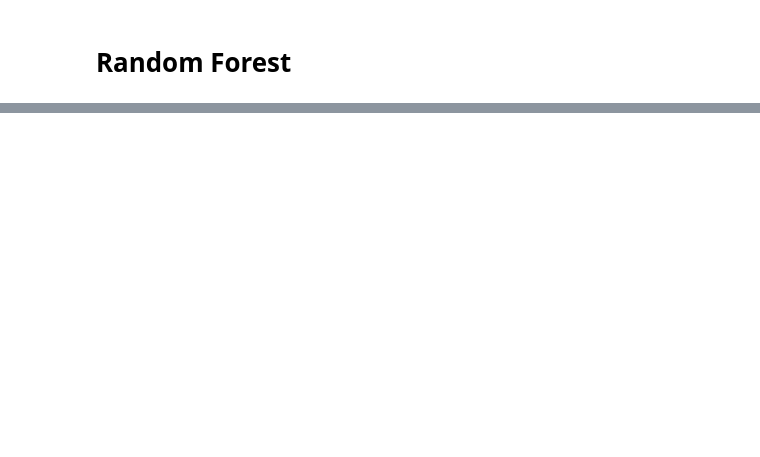
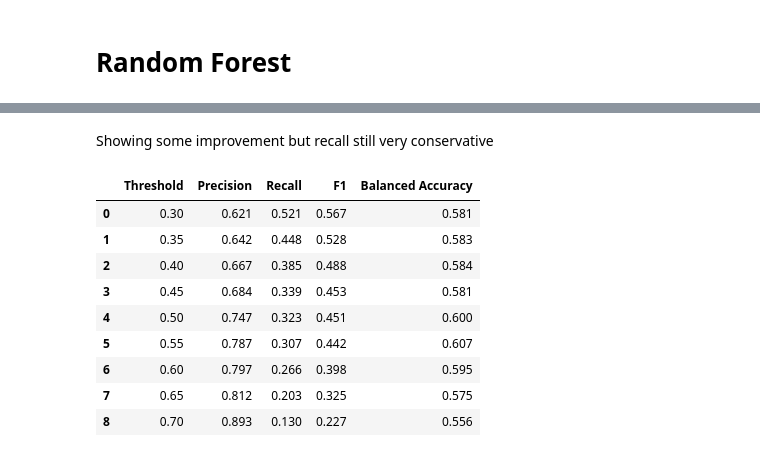
Before and after one commit to acsimpson16/market_ml_research, a Jupyter notebook: notebooks/Modelling_categorical.ipynb, the cells around one changed output, grey strips where cells are left out. Drawn from its saved outputs; the diff is of its cells as text; code cells hidden in the pictures; blank space fills up the shorter version.

```diff
--- a/notebooks/Modelling_categorical.ipynb
+++ b/notebooks/Modelling_categorical.ipynb
@@ -420,0 +454,3 @@ Random forest has minimal improvement compared to logistic regression. Either so
+# %%
+y_validation_prob_xgb = xgboost_model.predict_proba(X_validation) #generating probabilities.
+positive_probabilities_xgb = y_validation_prob_xgb[:, 1]
@@ -420,0 +757,17 @@ Random forest has minimal improvement compared to logistic regression. Either so
+# %%
+X_train_selected = X_train[selected_features]
+X_validation_selected = X_validation[selected_features]
+# %%
+xgboost_model_selected = XGBClassifier(
+    n_estimators=300,
+    max_depth=3,
+    learning_rate=0.05,
+    subsample=0.8,
+    colsample_bytree=0.8,
+    min_child_weight=5,
+    objective="binary:logistic",
+    eval_metric="logloss",
+    random_state=42,
+    n_jobs=-1
+)
+xgboost_model_selected.fit(X_train_selected, y_train)
@@ -420,0 +789,3 @@ Random forest has minimal improvement compared to logistic regression. Either so
+# %%
+y_validation_prob_xgb_selected =xgboost_model_selected.predict_proba(X_validation_selected) #generating probabilities.
+positive_probabilities_xgb_selected = y_validation_prob_xgb_selected[:, 1]
@@ -420,0 +845,33 @@ Random forest has minimal improvement compared to logistic regression. Either so
+# %% [markdown]
+Showing some improvement but recall still very conservative
+# %%
+threshold_results = []
+
+for threshold in np.arange(0.30, 0.71, 0.05):
+
+    y_pred = (
+        positive_probabilities_xgb_selected >= threshold
+    ).astype(int)
+
+    threshold_results.append({
+        "Threshold": round(threshold, 2),
+        "Precision": precision_score(y_validation, y_pred, zero_division=0),
+        "Recall": recall_score(y_validation, y_pred, zero_division=0),
+        "F1": f1_score(y_validation, y_pred, zero_division=0),
+        "Balanced Accuracy": balanced_accuracy_score(y_validation, y_pred)
+    })
+
+threshold_df = pd.DataFrame(threshold_results)
+
+threshold_df.round(3)
+# %% [output]
+|  | Threshold | Precision | Recall | F1 | Balanced Accuracy |
+| 0 | 0.30 | 0.621 | 0.521 | 0.567 | 0.581 |
+| 1 | 0.35 | 0.642 | 0.448 | 0.528 | 0.583 |
+| 2 | 0.40 | 0.667 | 0.385 | 0.488 | 0.584 |
+| 3 | 0.45 | 0.684 | 0.339 | 0.453 | 0.581 |
+| 4 | 0.50 | 0.747 | 0.323 | 0.451 | 0.600 |
+| 5 | 0.55 | 0.787 | 0.307 | 0.442 | 0.607 |
+| 6 | 0.60 | 0.797 | 0.266 | 0.398 | 0.595 |
+| 7 | 0.65 | 0.812 | 0.203 | 0.325 | 0.575 |
+| 8 | 0.70 | 0.893 | 0.130 | 0.227 | 0.556 |
```
Also changed, not shown: parts of 104 cells of this notebook, 2 other files.
